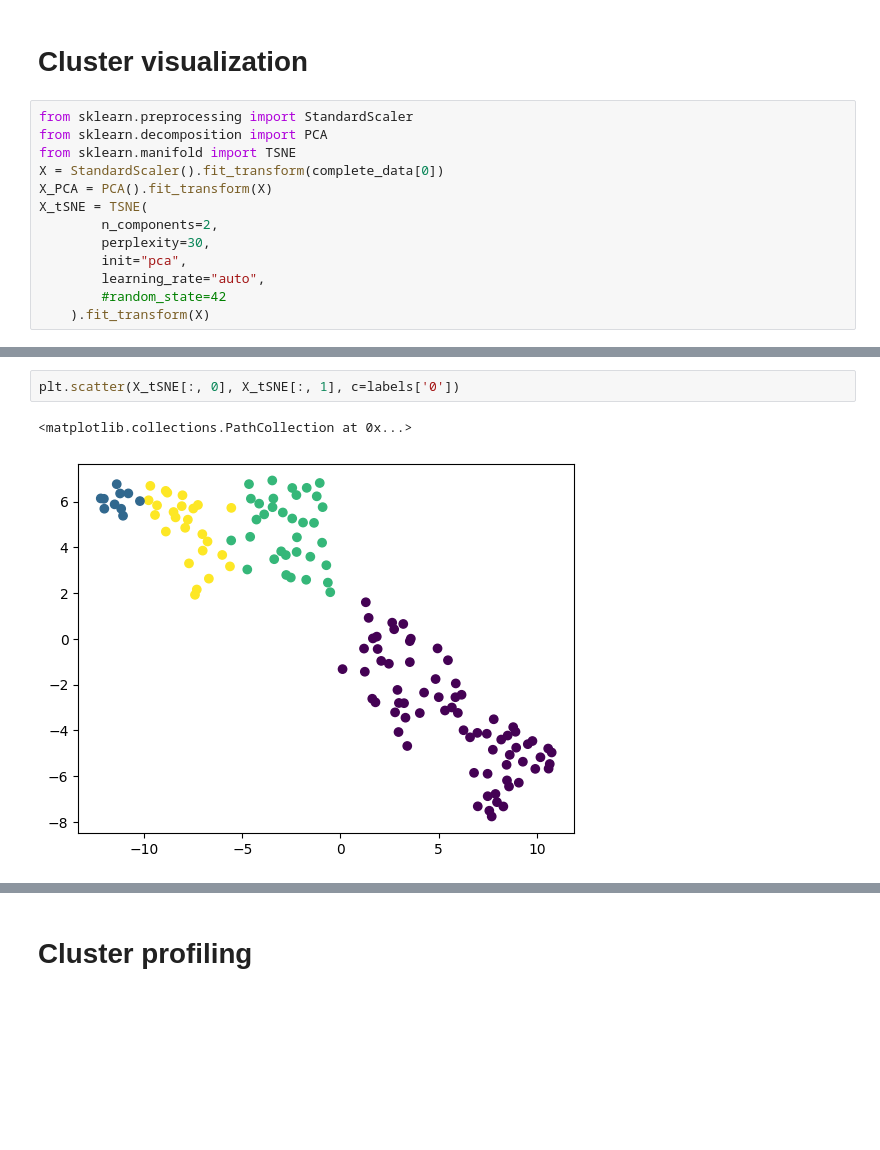
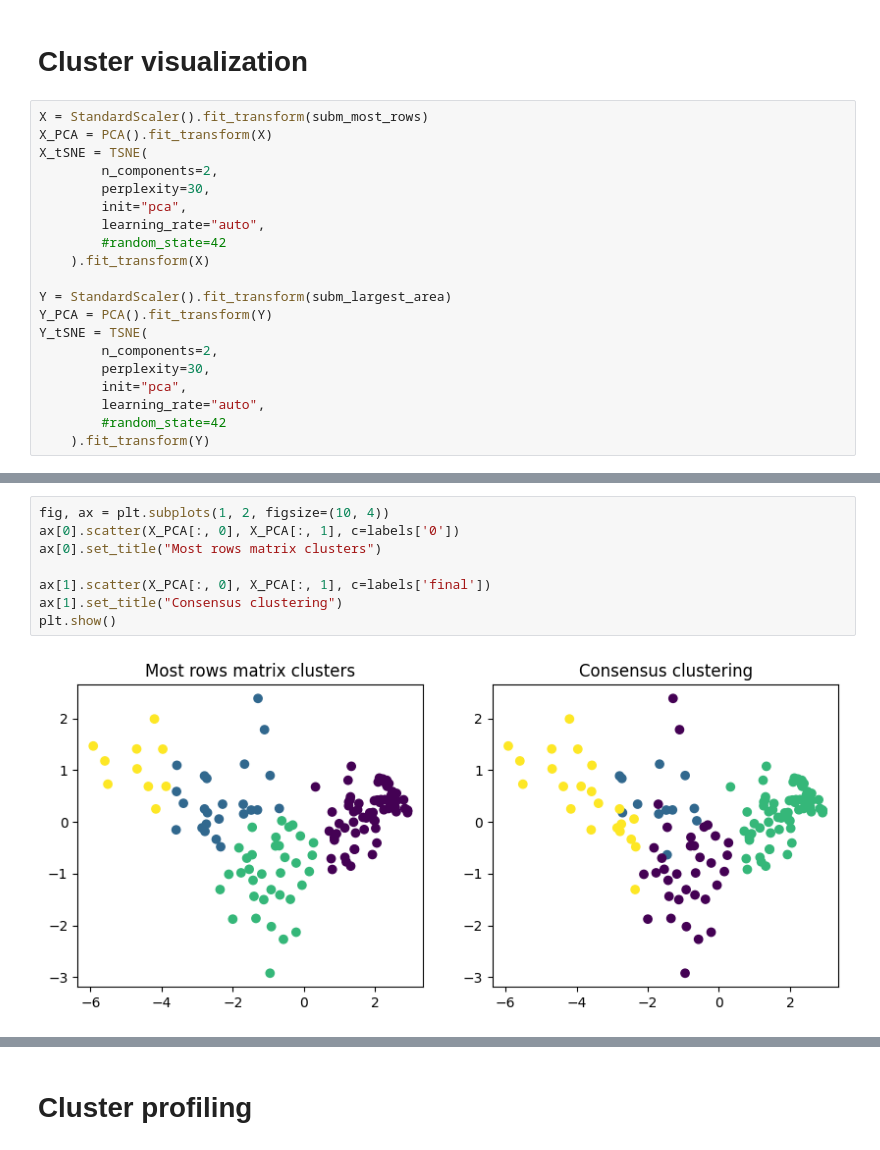
Before and after one commit to reebme/financial-attitudes-clustering, a Jupyter notebook: Notebooks/04_Clustering_Analysis.ipynb, the cells around one changed output, grey strips where cells are left out. Saved outputs shown, nothing was run; the diff lists cells and outputs as text; blank space fills up the shorter version.

```diff
--- a/Notebooks/04_Clustering_Analysis.ipynb
+++ b/Notebooks/04_Clustering_Analysis.ipynb
@@ -29,10 +34,7 @@ subm_most_rows = complete_data[0]
 # %% [markdown]
 # Cluster visualization
 # %%
-from sklearn.preprocessing import StandardScaler
-from sklearn.decomposition import PCA
-from sklearn.manifold import TSNE
-X = StandardScaler().fit_transform(complete_data[0])
+X = StandardScaler().fit_transform(subm_most_rows)
 X_PCA = PCA().fit_transform(X)
 X_tSNE = TSNE(
         n_components=2,
@@ -41,3 +43,13 @@ X_tSNE = TSNE(
         learning_rate="auto",
         #random_state=42
     ).fit_transform(X)
+
+Y = StandardScaler().fit_transform(subm_largest_area)
+Y_PCA = PCA().fit_transform(Y)
+Y_tSNE = TSNE(
+        n_components=2,
+        perplexity=30,
+        init="pca",
+        learning_rate="auto",
+        #random_state=42
+    ).fit_transform(Y)
@@ -59,5 +56,10 @@ plt.scatter(X_PCA[:, 0], X_PCA[:, 1], c=labels["0"])
-# %%
-plt.scatter(X_tSNE[:, 0], X_tSNE[:, 1], c=labels['0'])
-# %% [output]
-<matplotlib.collections.PathCollection at 0x...>
-[figure, removed]
+# %%
+fig, ax = plt.subplots(1, 2, figsize=(10, 4))
+ax[0].scatter(X_PCA[:, 0], X_PCA[:, 1], c=labels['0'])
+ax[0].set_title("Most rows matrix clusters")
+
+ax[1].scatter(X_PCA[:, 0], X_PCA[:, 1], c=labels['final'])
+ax[1].set_title("Consensus clustering")
+plt.show()
+# %% [output]
+[figure, added]
```
Also changed, not shown: parts of 15 cells of this notebook, 3 other files.
